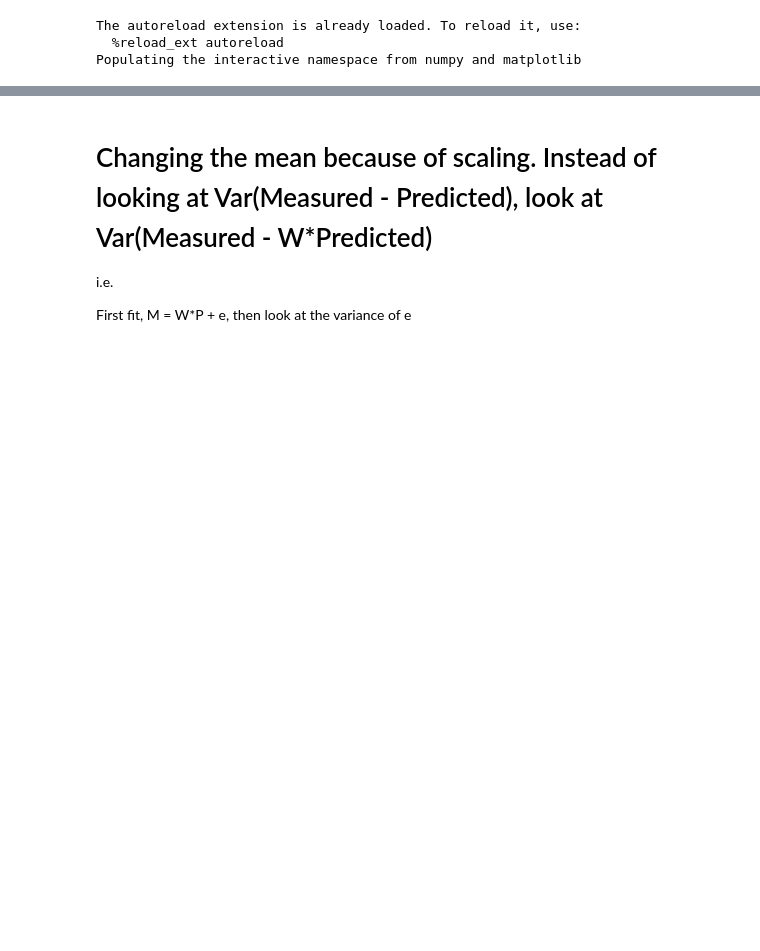
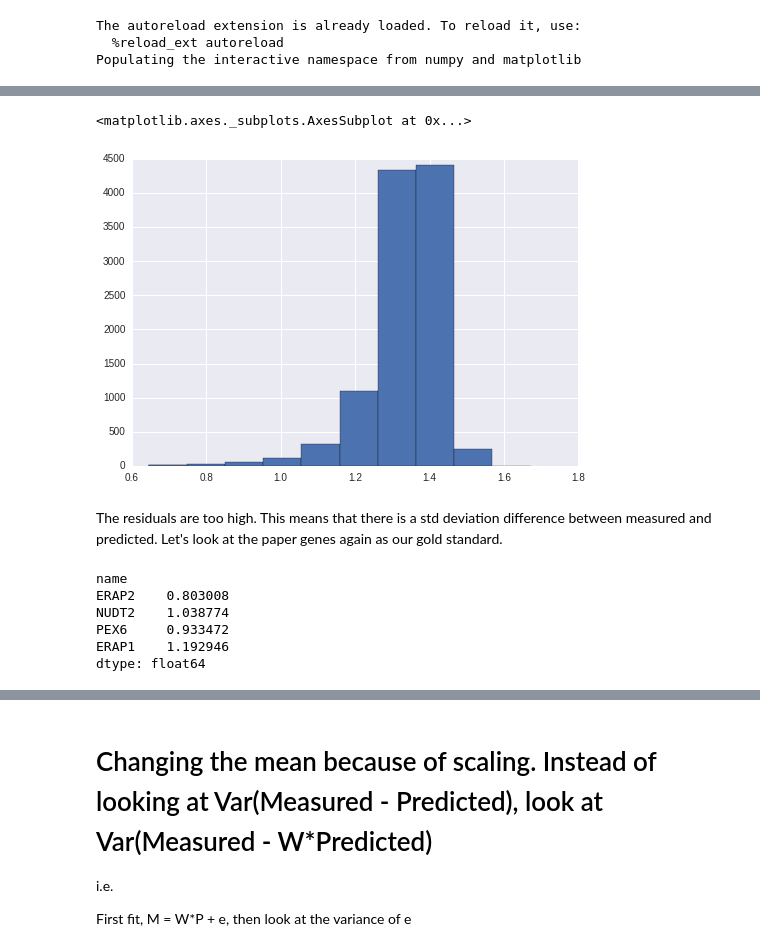
Before and after one commit to Schork-Lab/mediator-was, a Jupyter notebook: jupyter/predixcan/gtex_attenuation.ipynb, the cells around one changed output, grey strips where cells are left out. Saved outputs shown, nothing was run; the diff lists cells and outputs as text; code cells hidden in the pictures; blank space fills up the shorter version.

```diff
--- a/jupyter/predixcan/gtex_attenuation.ipynb
+++ b/jupyter/predixcan/gtex_attenuation.ipynb
@@ -225,0 +146,5 @@ GSTM3   0.724312059167  0.612814770441  0.582809931694
+# %%
+residuals = standardized.loc(axis=0)[:,'Measured']
+residuals -= standardized.loc(axis=0)[:,'Predicted'].values
+residuals.index = residuals.index.droplevel(1)
+residuals.head()
@@ -225,0 +160,16 @@ GSTM3   0.724312059167  0.612814770441  0.582809931694
+# %%
+residuals.std(axis=1).hist()
+# %% [output]
+<matplotlib.axes._subplots.AxesSubplot at 0x...>
+[figure, added]
+# %% [markdown]
+The residuals are too high. This means that there is a std deviation difference between measured and predicted. Let's look at the paper genes again as our gold standard.
+# %%
+residuals.std(axis=1).ix[paper_genes]
+# %% [output]
+name
+ERAP2    0.803008
+NUDT2    1.038774
+PEX6     0.933472
+ERAP1    1.192946
+dtype: float64
```
Also changed, not shown: parts of 70 cells of this notebook, 4 other files.
